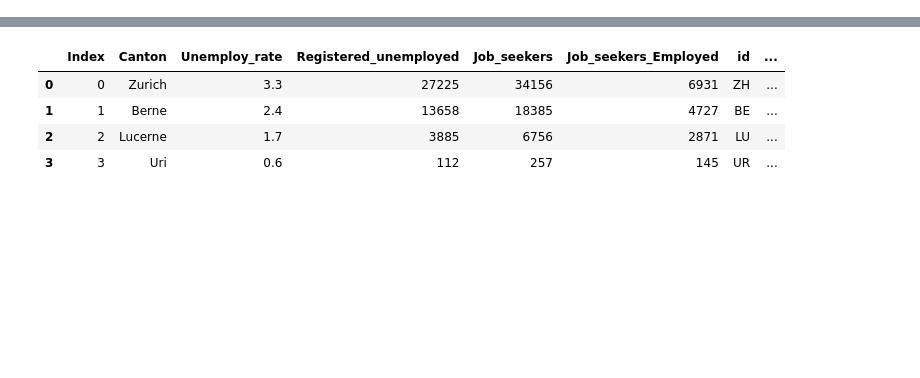
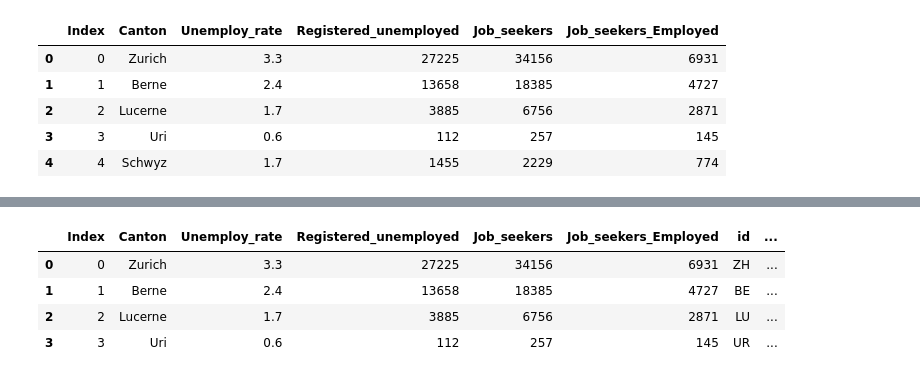
Before and after one commit to sourabhlal/ada2017, a Jupyter notebook: 03 - Interactive Viz/homework3_2.ipynb, the cells around one changed output, grey strips where cells are left out. Saved outputs shown, nothing was run; the diff lists cells and outputs as text; code cells hidden in the pictures; blank space fills up the shorter version.

```diff
--- a/03 - Interactive Viz/homework3_2.ipynb
+++ b/03 - Interactive Viz/homework3_2.ipynb
@@ -37,0 +24,13 @@ df.head(6)
+# %%
+# read the .csv file. (it was modified as a text file to translate the headers to english)
+df=pd.read_csv('U_R_CH_2.csv')
+#drop the last line ( corresponds to total ; not a canton)
+df=df.drop(26)
+df.head(5)
+# %% [output]
+|  | Index | Canton | Unemploy_rate | Registered_unemployed | Job_seekers | Job_seekers_Employed |
+| 0 | 0 | Zurich | 3.3 | 27225 | 34156 | 6931 |
+| 1 | 1 | Berne | 2.4 | 13658 | 18385 | 4727 |
+| 2 | 2 | Lucerne | 1.7 | 3885 | 6756 | 2871 |
+| 3 | 3 | Uri | 0.6 | 112 | 257 | 145 |
+| 4 | 4 | Schwyz | 1.7 | 1455 | 2229 | 774 |
```
Also changed, not shown: parts of 22 cells of this notebook.
